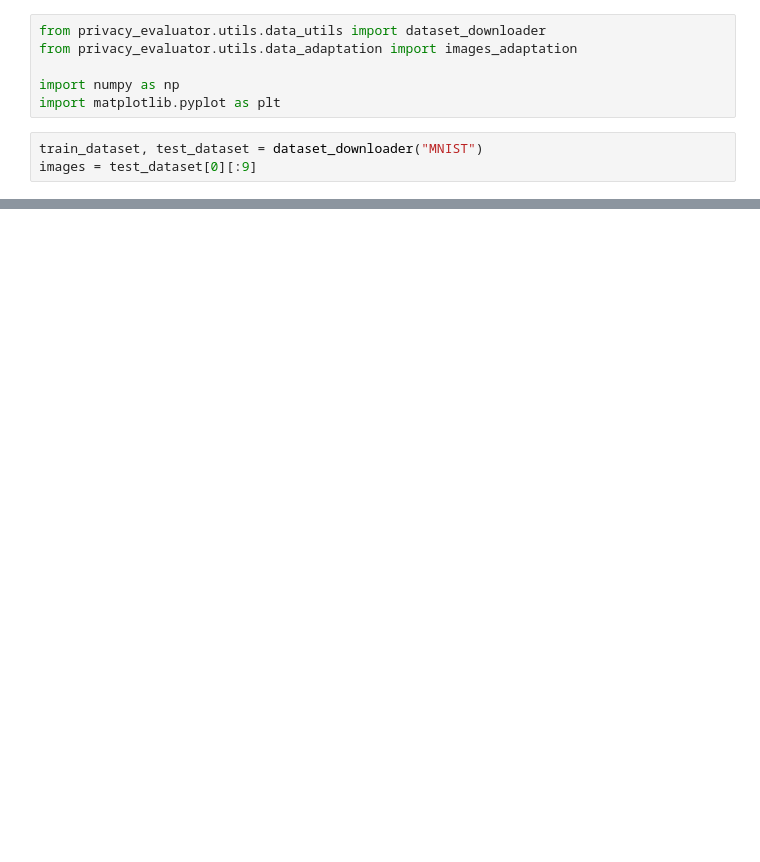
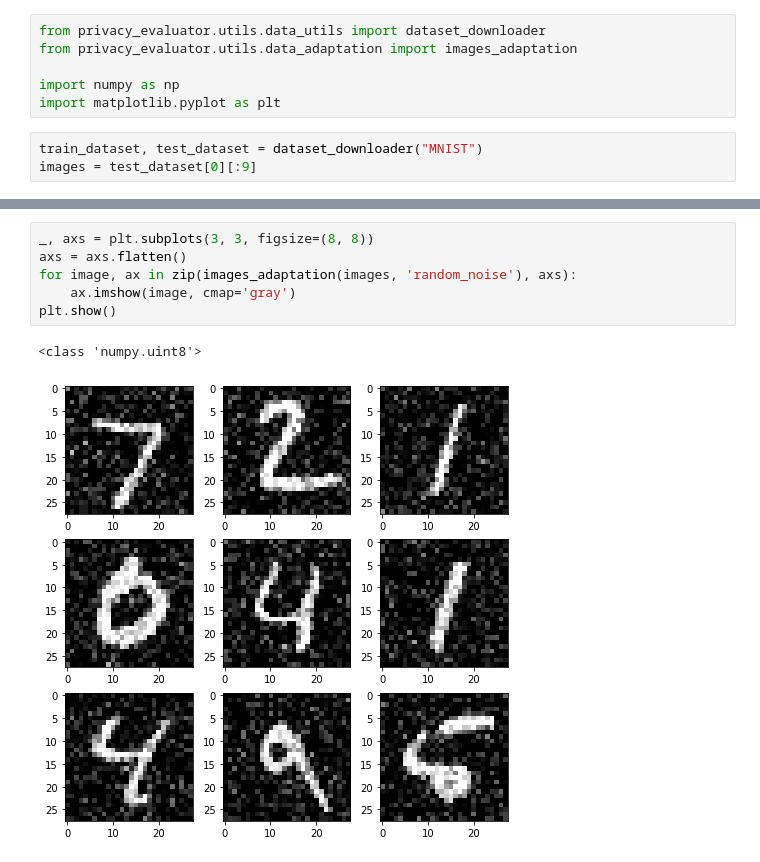
Before and after one commit to privML/privacy-evaluator, a Jupyter notebook: privacy_evaluator/utils/data_adaptation_test.ipynb, the cells around one changed output, grey strips where cells are left out. Cells and saved outputs as stored; diff of their text form; blank space fills up the shorter version.

Commit message:
Issue 174: adjust dataset - random noise
Co-authored-by: travela <florian.mies@fu-berlin.de>

```diff
--- a/privacy_evaluator/utils/data_adaptation_test.ipynb
+++ b/privacy_evaluator/utils/data_adaptation_test.ipynb
@@ -17,0 +18,9 @@ plt.show()
+# %%
+_, axs = plt.subplots(3, 3, figsize=(8, 8))
+axs = axs.flatten()
+for image, ax in zip(images_adaptation(images, 'random_noise'), axs):
+    ax.imshow(image, cmap='gray')
+plt.show()
+# %% [output]
+<class 'numpy.uint8'>
+[figure, added]
```
Also changed, not shown: parts of 1 cell of this notebook, 1 other file.
